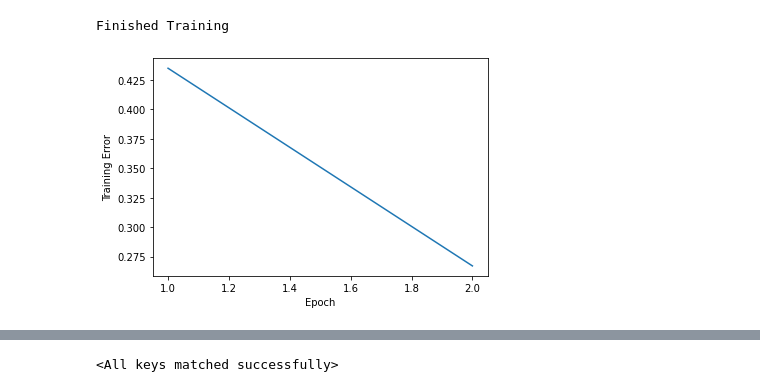
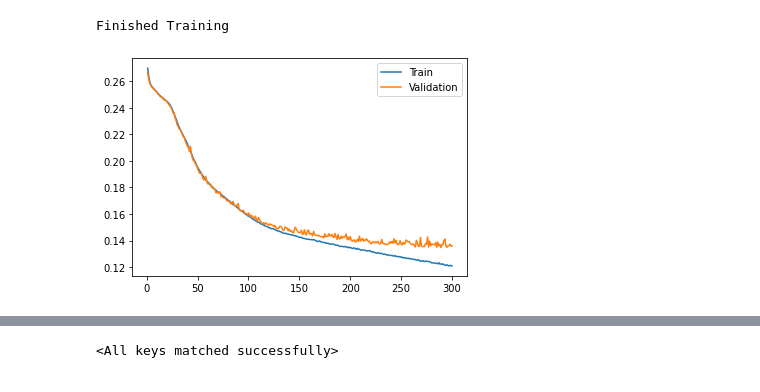
Before and after one commit to cris-scheib/satellite-image-classifier, a Jupyter notebook: Classifier.ipynb, the cells around one changed output, grey strips where cells are left out. Cells and saved outputs as stored; diff of their text form; code cells hidden in the pictures.

```diff
--- a/Classifier.ipynb
+++ b/Classifier.ipynb
@@ -143,7 +149,7 @@ from torch.utils.data import DataLoader
 
 transform = transforms.Compose(
         [
-            transforms.Resize((64, 64)),
+            transforms.Resize((128, 128)),
             transforms.RandomHorizontalFlip(p=0.5),
             transforms.RandomRotation(degrees=45),
             transforms.ToTensor(),
@@ -193,7 +199,7 @@ def train(train_loader):
     for i, data in enumerate(train_loader, 0):
         # get the inputs; data is a list of [inputs, labels]
         inputs, labels, image = data
-
+        inputs, labels = inputs.to(device), labels.to(device)
         # zero the parameter gradients
         optimizer.zero_grad()
 
@@ -215,7 +221,7 @@ def validate(valid_loader):
         for i, data in enumerate(valid_loader, 0):
             # get the inputs; data is a list of [inputs, labels]
             inputs, labels, image = data
-
+            inputs, labels = inputs.to(device), labels.to(device)
             # forward + backward + optimize
             outputs = model(inputs)
             loss = criterion(outputs, labels)
@@ -228,7 +234,7 @@ def validate(valid_loader):
 train_error = []
 valid_error = []
 time = []
-for epoch in range(2):  # loop over the dataset multiple times
+for epoch in range(300):  # loop over the dataset multiple times
     time.append(epoch + 1)
     train_error.append(train(train_loader))
     valid_error.append(validate(valid_loader))
@@ -236,9 +242,9 @@ print('Finished Training')
 # %% [output]
 Finished Training
 # %%
-plt.plot(np.array(time), np.array(train_error))
-plt.xlabel("Epoch")
-plt.ylabel("Training Error")
+plt.plot(np.array(time), np.array(train_error), label = "Train")
+plt.plot(np.array(time), np.array(valid_error), label = "Validation")
+plt.legend()
 plt.show()
 # %% [output]
-[figure, old version]
+[figure, new version]
```
Also changed, not shown: parts of 6 cells of this notebook, 1 other file.
